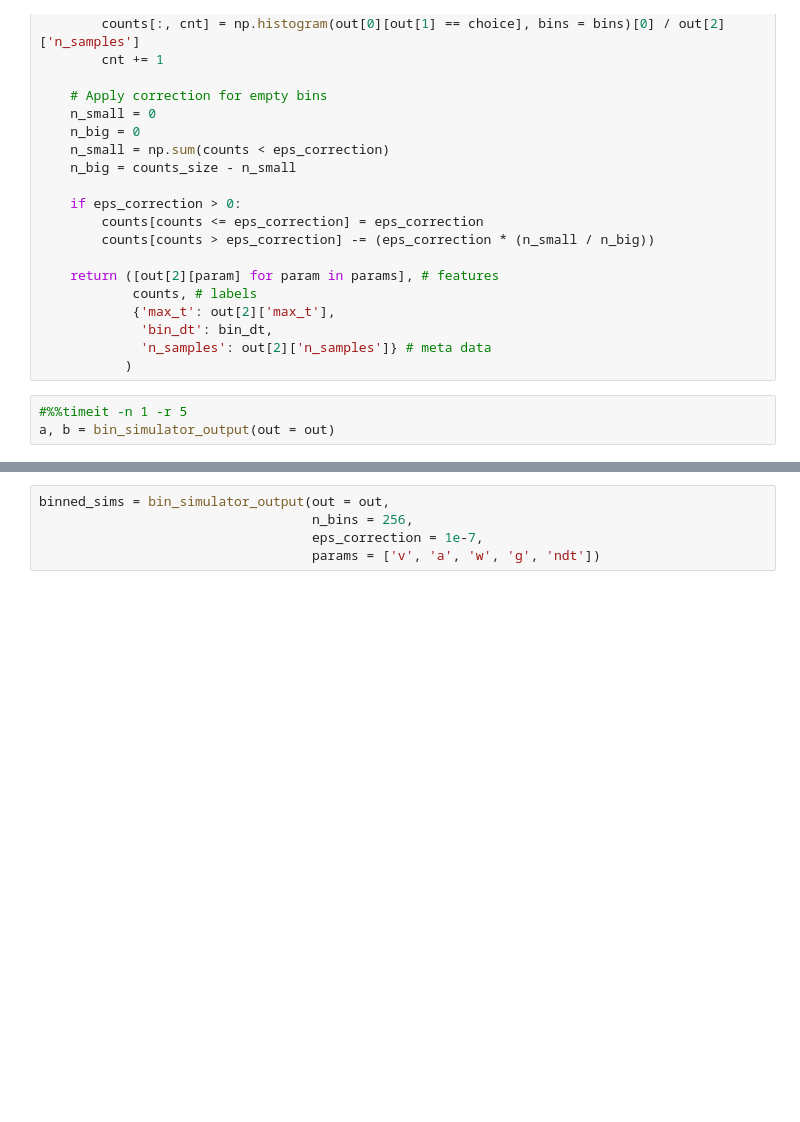
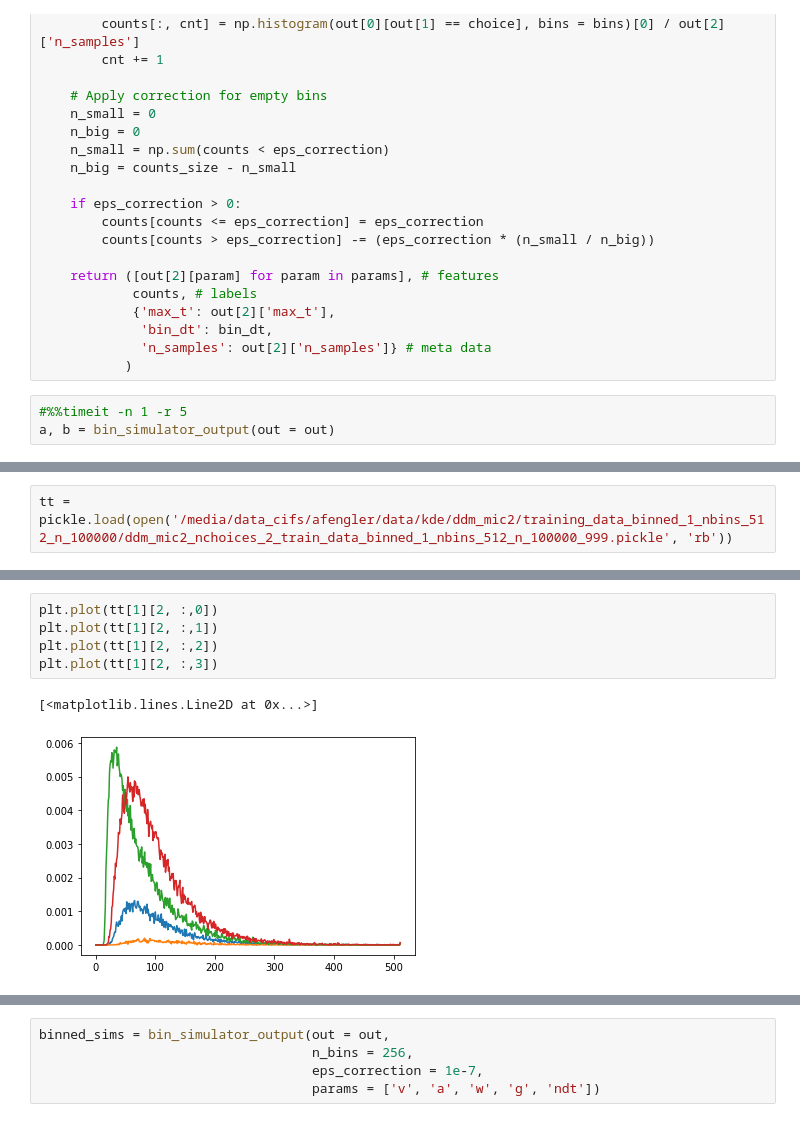
Before and after one commit to AlexanderFengler/nn_likelihoods, a Jupyter notebook: test_simulators.ipynb, the cells around one changed output, grey strips where cells are left out. Cells and saved outputs as stored; diff of their text form; blank space fills up the shorter version.

```diff
--- a/test_simulators.ipynb
+++ b/test_simulators.ipynb
@@ -93,0 +200,2 @@ out = cds.ornstein_uhlenbeck(v = 0.21,
+# %%
+tt = pickle.load(open('/media/data_cifs/afengler/data/kde/ddm_mic2/training_data_binned_1_nbins_512_n_100000/ddm_mic2_nchoices_2_train_data_binned_1_nbins_512_n_100000_999.pickle', 'rb'))
@@ -93,0 +222,8 @@ out = cds.ornstein_uhlenbeck(v = 0.21,
+# %%
+plt.plot(tt[1][2, :,0])
+plt.plot(tt[1][2, :,1])
+plt.plot(tt[1][2, :,2])
+plt.plot(tt[1][2, :,3])
+# %% [output]
+[<matplotlib.lines.Line2D at 0x...>]
+[figure, added]
```
Also changed, not shown: parts of 83 cells of this notebook, 3 other files.
